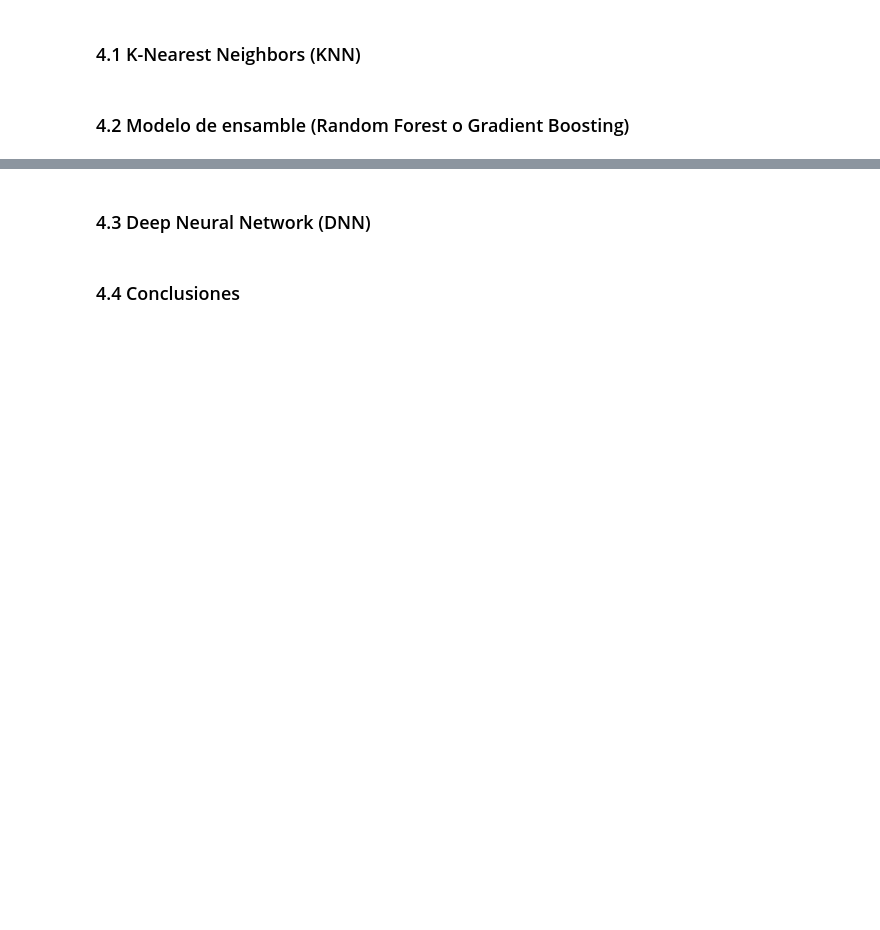
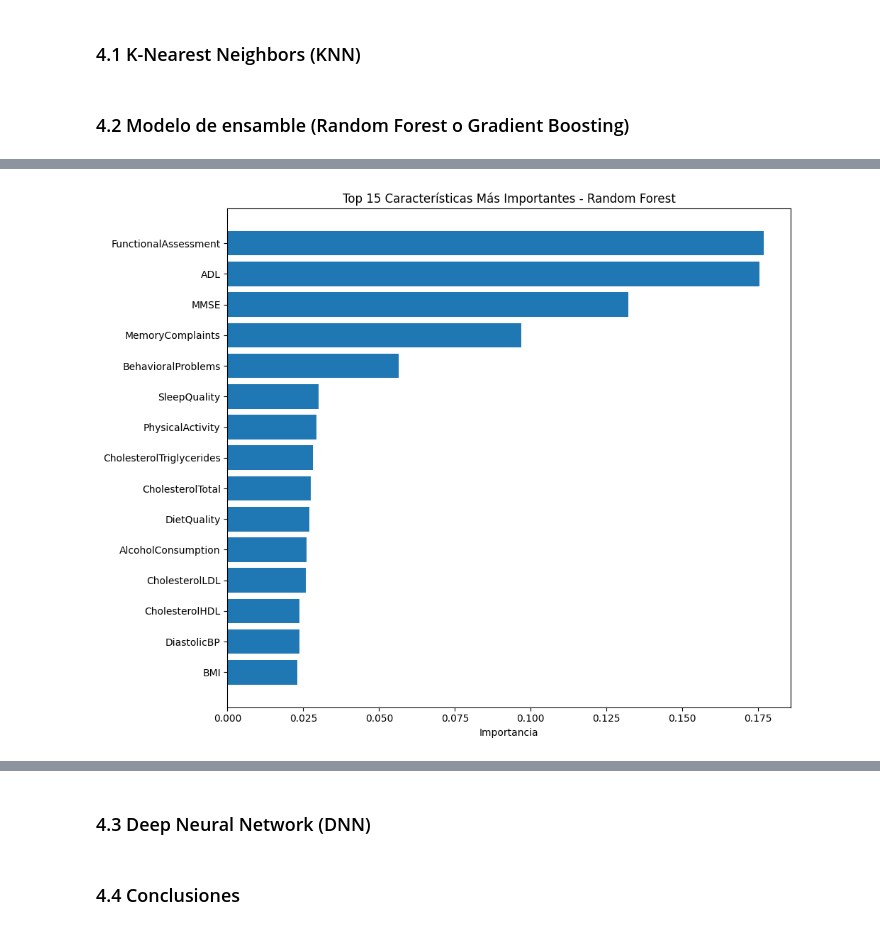
Before and after one commit to Bosnape/Alzheimer-Classification-ML, a Jupyter notebook: alzheimer_ml_analysis.ipynb, the cells around one changed output, grey strips where cells are left out. Cells and saved outputs as stored; diff of their text form; code cells hidden in the pictures; blank space fills up the shorter version.

```diff
--- a/alzheimer_ml_analysis.ipynb
+++ b/alzheimer_ml_analysis.ipynb
@@ -396,0 +515,13 @@ preprocessor = Pipeline(
+# %%
+# Análisis de importancia de características
+feature_importance = rf.best_estimator_.named_steps['classifier'].feature_importances_
+feature_names = X_train.columns
+
+# Crear DataFrame con importancia de características
+importance_df = pd.DataFrame({
+    'feature': feature_names,
+    'importance': feature_importance
+}).sort_values('importance', ascending=False)
+
+print("Top 10 características más importantes:")
+print(importance_df.head(10))
@@ -396,0 +541,13 @@ preprocessor = Pipeline(
+# %%
+# Visualización de importancia de características
+plt.figure(figsize=(10, 8))
+top_features = importance_df.head(15)
+plt.barh(range(len(top_features)), top_features['importance'])
+plt.yticks(range(len(top_features)), top_features['feature'])
+plt.xlabel('Importancia')
+plt.title('Top 15 Características Más Importantes - Random Forest')
+plt.gca().invert_yaxis()
+plt.tight_layout()
+plt.show()
+# %% [output]
+[figure, added]
```
Also changed, not shown: parts of 12 cells of this notebook, 1 other file.
